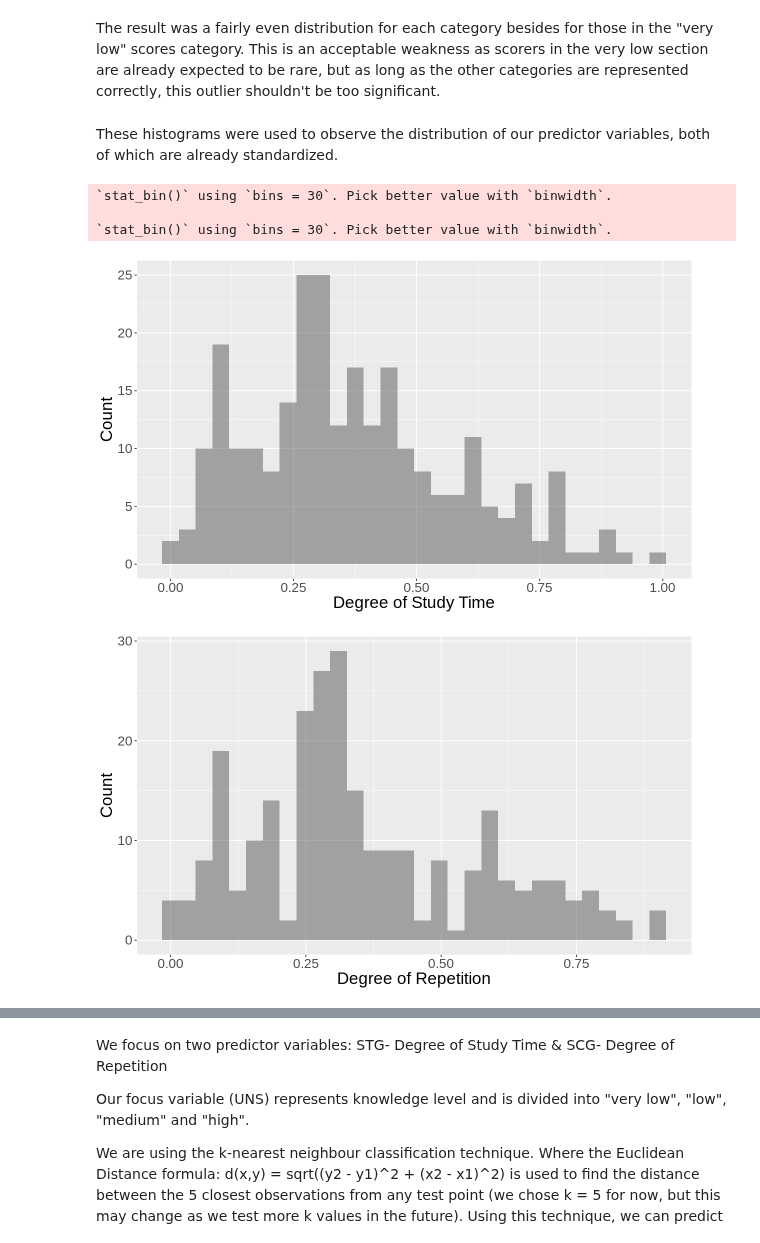
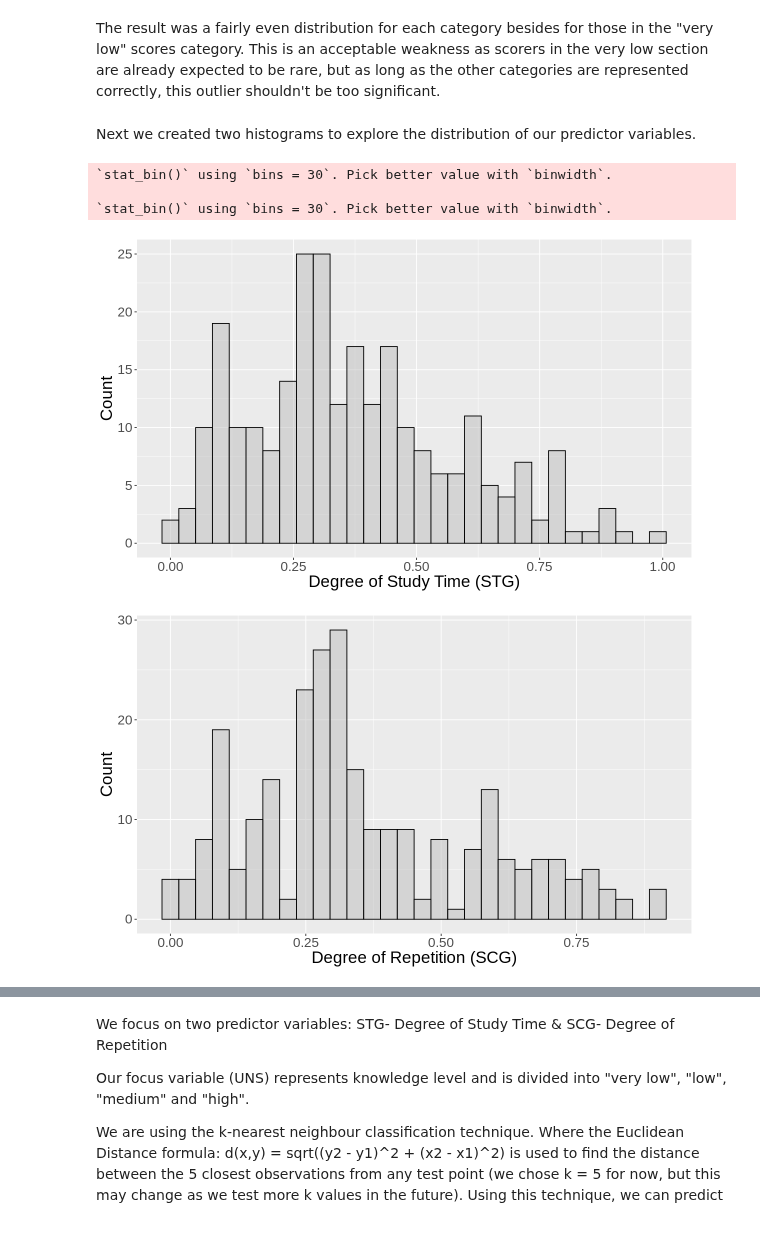
Before and after one commit to sanyad02/group-project-38, a Jupyter notebook: project.ipynb, the cells around one changed output, grey strips where cells are left out. Cells and saved outputs as stored; diff of their text form; code cells hidden in the pictures.

```diff
--- a/project.ipynb
+++ b/project.ipynb
@@ -23,2 +69,3 @@ knowledge
 # %%
-knowledge <- mutate(knowledge_data_df, UNS = as_factor(UNS))
+knowledge <- mutate(knowledge, UNS = as_factor(UNS))
+head(knowledge, 10)
@@ -45,29 +104,27 @@ A tibble: 4 × 3
 
 The result was a fairly even distribution for each category besides for those in the "very low" scores category. This is an acceptable weakness as scorers in the very low section are already expected to be rare, but as long as the other categories are represented correctly, this outlier shouldn't be too significant.
 # %% [markdown]
-These histograms were used to observe the distribution of our predictor variables, both of which are already standardized.
+Next we created two histograms to explore the distribution of our predictor variables.
 # %%
 options(repr.plot.width = 10, repr.plot.height = 6)
 STG_hist <- ggplot(knowledge, aes(x = STG)) +
-    geom_histogram(alpha = 0.5, position = "identity") +
-    labs(x = "Degree of Study Time",
+    geom_histogram(alpha = 0.5, position = "identity", fill = "gray", color = "black") +
+    labs(x = "Degree of Study Time (STG)",
     y = "Count") +
   theme(text = element_text(size = 20))
 
-STG_hist
-
-options(repr.plot.width = 10, repr.plot.height = 6)
 SCG_hist <- ggplot(knowledge, aes(x = SCG)) +
-    geom_histogram(alpha = 0.5, position = "identity") +
-    labs(x = "Degree of Repetition",
+    geom_histogram(alpha = 0.5, position = "identity", fill = "gray", color = "black") +
+    labs(x = "Degree of Repetition (SCG)",
     y = "Count") +
     theme(text = element_text(size = 20))
 
+STG_hist
 SCG_hist
 # %% [output]
 `stat_bin()` using `bins = 30`. Pick better value with `binwidth`.
 
 `stat_bin()` using `bins = 30`. Pick better value with `binwidth`.
-[figure, old version]
+[figure, new version]
-[figure, old version]
+[figure, new version]
 # %% [markdown]
```
Also changed, not shown: parts of 20 cells of this notebook.
